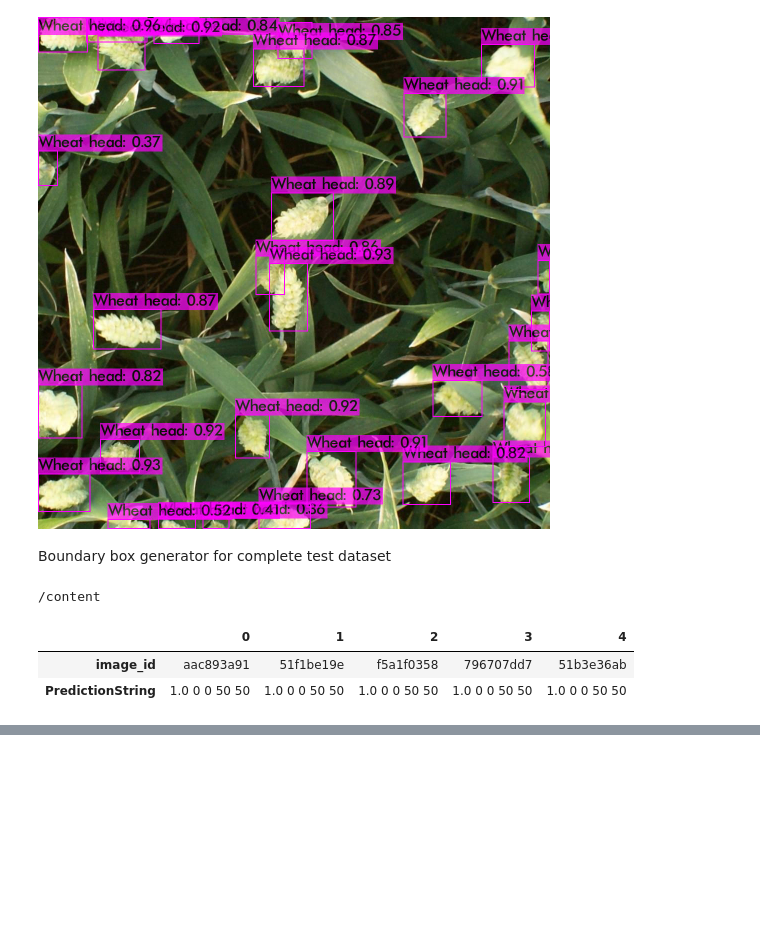
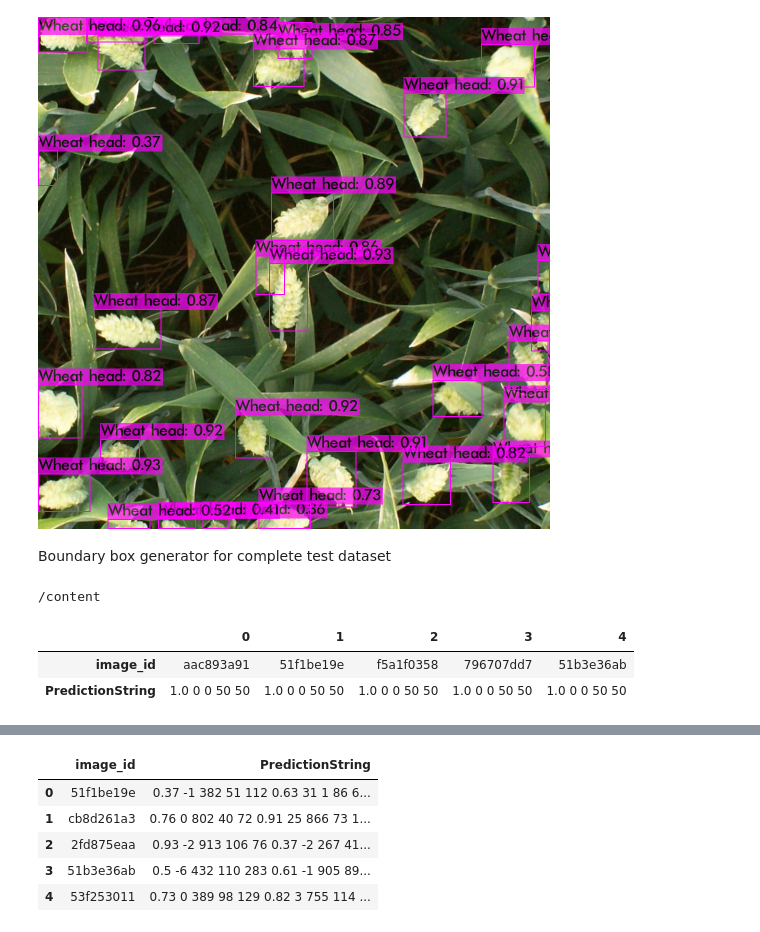
Before and after one commit to Gooogr/Kaggle_Global_Wheat_Detection, a Jupyter notebook: GWD_YOLO_v4_predict.ipynb, the cells around one changed output, grey strips where cells are left out. Cells and saved outputs as stored; diff of their text form; code cells hidden in the pictures; blank space fills up the shorter version.

```diff
--- a/GWD_YOLO_v4_predict.ipynb
+++ b/GWD_YOLO_v4_predict.ipynb
@@ -323,0 +366,18 @@ result_df
+# %%
+img_pred_list = []
+for img_name in result_df['img'].unique():
+    img_pred_list.append(' '.join(str(item) for item in result_df[result_df['img']==img_name].sub_list))
+
+img_names = [item.split('.')[0] for item in result_df['img'].unique()]
+# %%
+submission = pd.DataFrame(zip(img_names, img_pred_list),
+                          columns = ['image_id', 'PredictionString'])
+# %%
+submission.head()
+# %% [output]
+|  | image_id | PredictionString |
+| 0 | 51f1be19e | 0.37 -1 382 51 112 0.63 31 1 86 6... |
+| 1 | cb8d261a3 | 0.76 0 802 40 72 0.91 25 866 73 1... |
+| 2 | 2fd875eaa | 0.93 -2 913 106 76 0.37 -2 267 41... |
+| 3 | 51b3e36ab | 0.5 -6 432 110 283 0.61 -1 905 89... |
+| 4 | 53f253011 | 0.73 0 389 98 129 0.82 3 755 114 ... |
```
Also changed, not shown: parts of 17 cells of this notebook.
